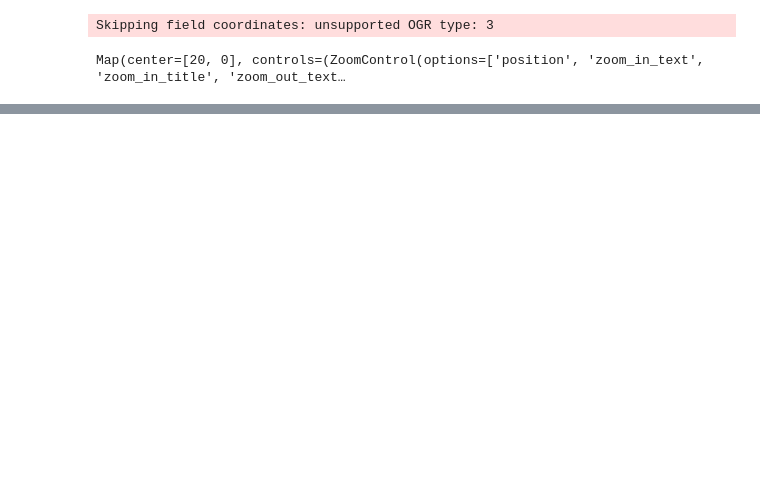
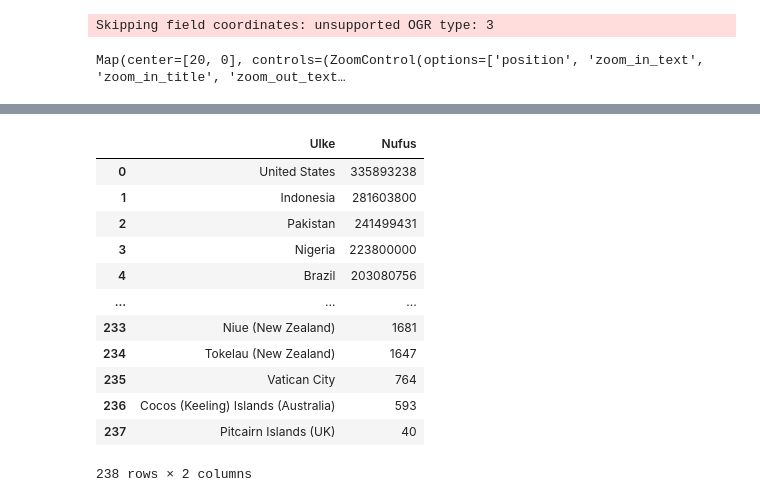
Before and after one commit to afizgordu/applied-data-science, a Jupyter notebook: Classes/Day10/Geographic Information System.ipynb, the cells around one changed output, grey strips where cells are left out. Drawn from its saved outputs; the diff is of its cells as text; code cells hidden in the pictures; blank space fills up the shorter version.

```diff
--- a/Classes/Day10/Geographic Information System.ipynb
+++ b/Classes/Day10/Geographic Information System.ipynb
@@ -46,0 +83,2 @@ Map(center=[20, 0], controls=(ZoomControl(options=['position', 'zoom_in_text', '
+# %%
+df=pd.read_clipboard(header=None) #mars verisine erişemediğim için wikiden ülkelerin nufüsu hakkında yeni data çektim
@@ -46,0 +96,2 @@ Map(center=[20, 0], controls=(ZoomControl(options=['position', 'zoom_in_text', '
+# %%
+df.columns=['Ulke','Nufus']
@@ -46,0 +107,18 @@ Map(center=[20, 0], controls=(ZoomControl(options=['position', 'zoom_in_text', '
+# %%
+df['Nufus']=df['Nufus'].str.replace(',','')
+# %%
+df
+# %% [output]
+|  | Ulke | Nufus |
+| 0 | United States | 335893238 |
+| 1 | Indonesia | 281603800 |
+| 2 | Pakistan | 241499431 |
+| 3 | Nigeria | 223800000 |
+| 4 | Brazil | 203080756 |
+| ... | ... | ... |
+| 233 | Niue (New Zealand) | 1681 |
+| 234 | Tokelau (New Zealand) | 1647 |
+| 235 | Vatican City | 764 |
+| 236 | Cocos (Keeling) Islands (Australia) | 593 |
+| 237 | Pitcairn Islands (UK) | 40 |
+238 rows × 2 columns
```
Also changed, not shown: parts of 17 cells of this notebook, 25 other files.
